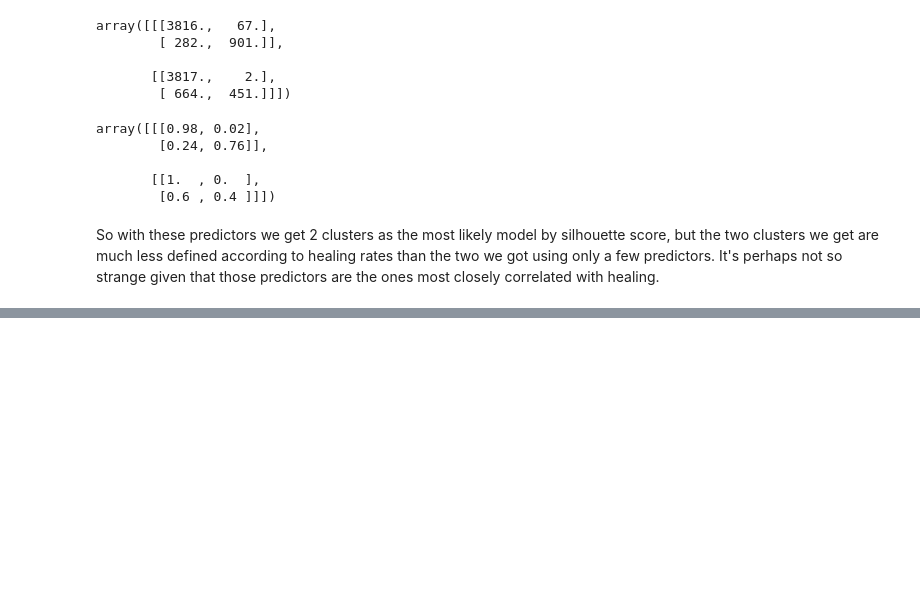
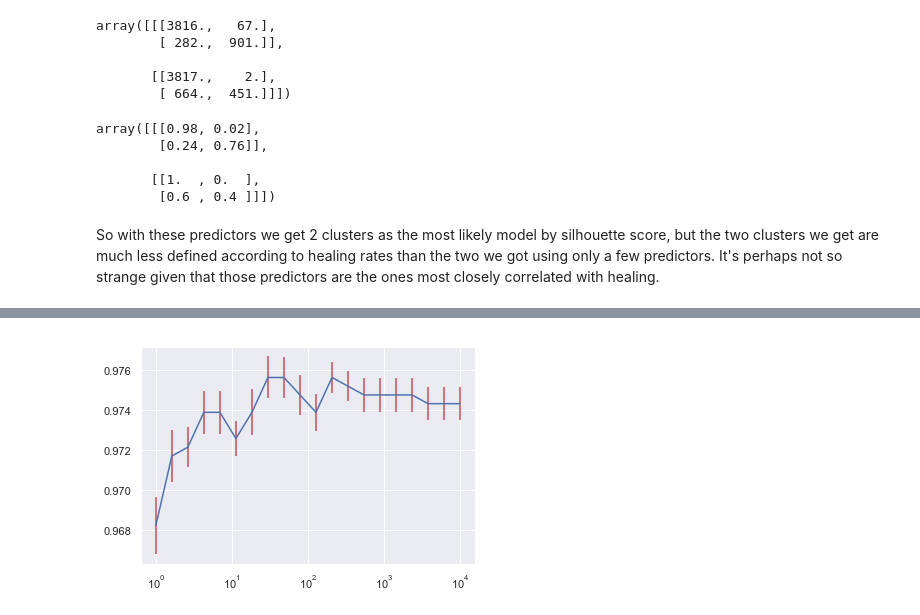
Before and after one commit to aleksaw/ml-society-science, a Jupyter notebook: src/project-2/Project2-submission.ipynb, the cells around one changed output, grey strips where cells are left out. Drawn from its saved outputs; the diff is of its cells as text; code cells hidden in the pictures; blank space fills up the shorter version.

```diff
--- a/src/project-2/Project2-submission.ipynb
+++ b/src/project-2/Project2-submission.ipynb
@@ -687,0 +728,3 @@ So with these predictors we get 2 clusters as the most likely model by silhouett
+# %%
+X_data = X_old.copy()
+X_data = X_data.rename(index=str, columns={128: 'symptom1', 129: 'symptom2'})
@@ -687,0 +735,3 @@ So with these predictors we get 2 clusters as the most likely model by silhouett
+# %%
+scaler = StandardScaler()
+X_sc = scaler.fit_transform(X_data)
@@ -687,0 +742,21 @@ So with these predictors we get 2 clusters as the most likely model by silhouett
+# %%
+X_A1 = X_sc[(A==1).values[:,0],:]
+Y_A1 = Y.iloc[(A==1).values[:,0],].values.ravel()
+n_repeats = 10
+n_folds = 10
+Cs = np.logspace(0,4,20)
+accuracies = np.zeros(len(Cs))
+deviations = np.zeros(len(Cs))
+for i, c in enumerate(Cs):
+    print(f"C={c:.3f}")
+    accuracy = np.zeros(n_repeats * n_folds)
+    j = 0
+    for _ in range(n_repeats):
+        for train, test in KFold(n_splits=n_folds).split(X_A1):
+            Xtr, ytr = (X_A1[train,], Y_A1[train])
+            Xte, yte = (X_A1[test,], Y_A1[test])
+            y_pred = LogisticRegression(C=c).fit(Xtr, ytr).predict(Xte)
+            accuracy[j] = accuracy_score(y_pred, yte)
+            j += 1
+    accuracies[i] = np.mean(accuracy)
+    deviations[i] = stats.sem(accuracy)
@@ -687,0 +784,5 @@ So with these predictors we get 2 clusters as the most likely model by silhouett
+# %%
+plt.errorbar(Cs, accuracies, yerr=deviations, ecolor='r')
+plt.xscale('log')
+# %% [output]
+[figure, added]
```
Also changed, not shown: parts of 25 cells of this notebook.
